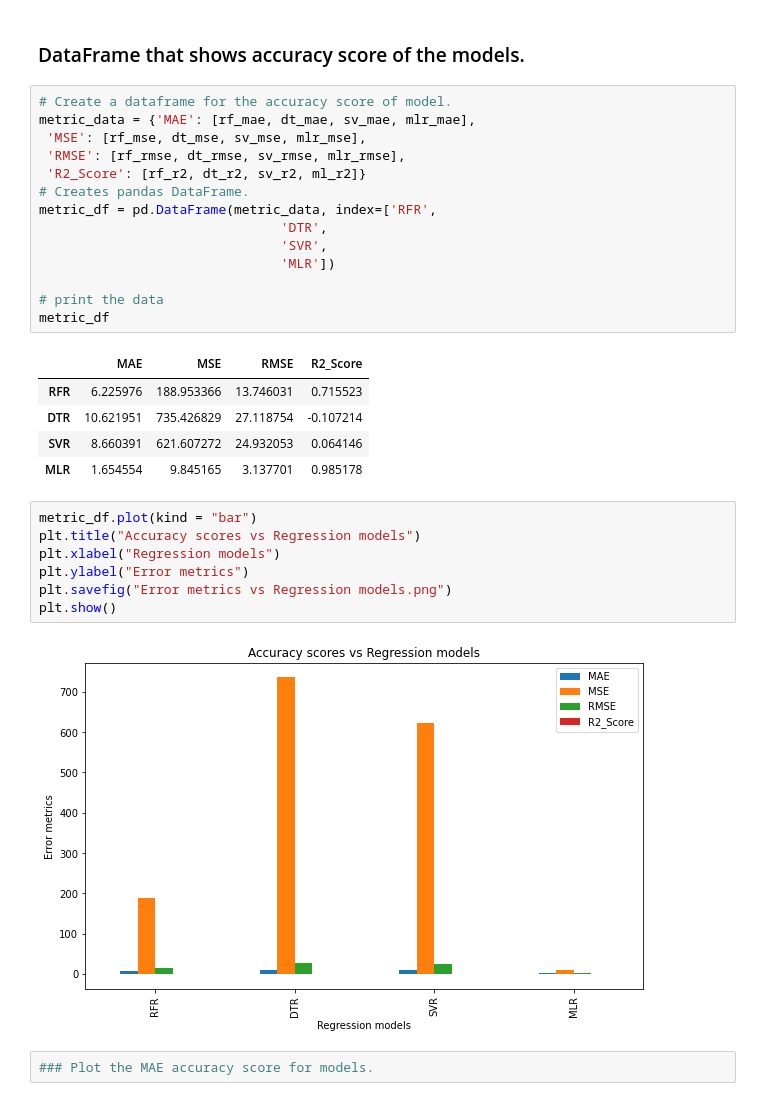
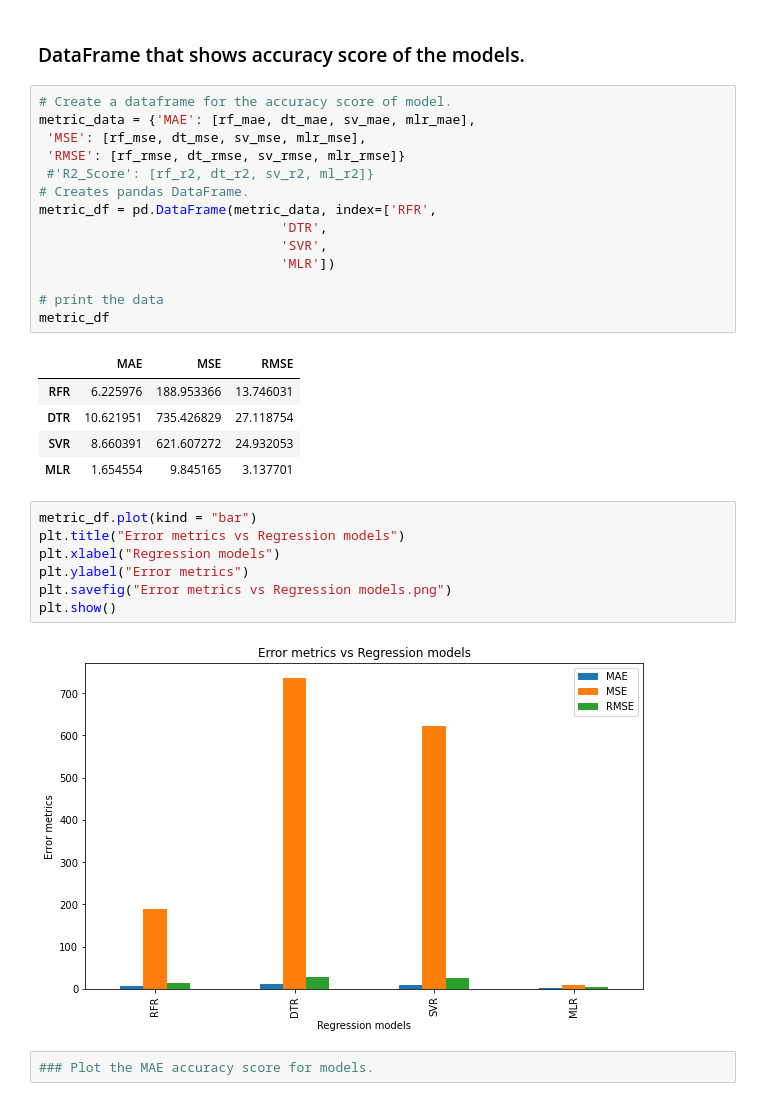
Before and after one commit to divish16/NYC-Student-Success-Predictions, a Jupyter notebook: ML_segment3.ipynb, the cells around one changed output. Cells and saved outputs as stored; diff of their text form.

```diff
--- a/ML_segment3.ipynb
+++ b/ML_segment3.ipynb
@@ -337,8 +337,8 @@ Root Mean Squared Error: 3.1377005845531123
 # Create a dataframe for the accuracy score of model.
 metric_data = {'MAE': [rf_mae, dt_mae, sv_mae, mlr_mae],
  'MSE': [rf_mse, dt_mse, sv_mse, mlr_mse],
- 'RMSE': [rf_rmse, dt_rmse, sv_rmse, mlr_rmse],
- 'R2_Score': [rf_r2, dt_r2, sv_r2, ml_r2]}
+ 'RMSE': [rf_rmse, dt_rmse, sv_rmse, mlr_rmse]}
+ #'R2_Score': [rf_r2, dt_r2, sv_r2, ml_r2]}
 # Creates pandas DataFrame.
 metric_df = pd.DataFrame(metric_data, index=['RFR',
                                'DTR',
@@ -348,20 +348,20 @@ metric_df = pd.DataFrame(metric_data, index=['RFR',
 # print the data
 metric_df
 # %% [output]
-|  | MAE | MSE | RMSE | R2_Score |
-| RFR | 6.225976 | 188.953366 | 13.746031 | 0.715523 |
-| DTR | 10.621951 | 735.426829 | 27.118754 | -0.107214 |
-| SVR | 8.660391 | 621.607272 | 24.932053 | 0.064146 |
-| MLR | 1.654554 | 9.845165 | 3.137701 | 0.985178 |
+|  | MAE | MSE | RMSE |
+| RFR | 6.225976 | 188.953366 | 13.746031 |
+| DTR | 10.621951 | 735.426829 | 27.118754 |
+| SVR | 8.660391 | 621.607272 | 24.932053 |
+| MLR | 1.654554 | 9.845165 | 3.137701 |
 # %%
 metric_df.plot(kind = "bar")
-plt.title("Accuracy scores vs Regression models")
+plt.title("Error metrics vs Regression models")
 plt.xlabel("Regression models")
 plt.ylabel("Error metrics")
 plt.savefig("Error metrics vs Regression models.png")
 plt.show()
 # %% [output]
-[figure, old version]
+[figure, new version]
 # %%
 ### Plot the MAE accuracy score for models.
 # %%
```
Also changed, not shown: 1 other file.
